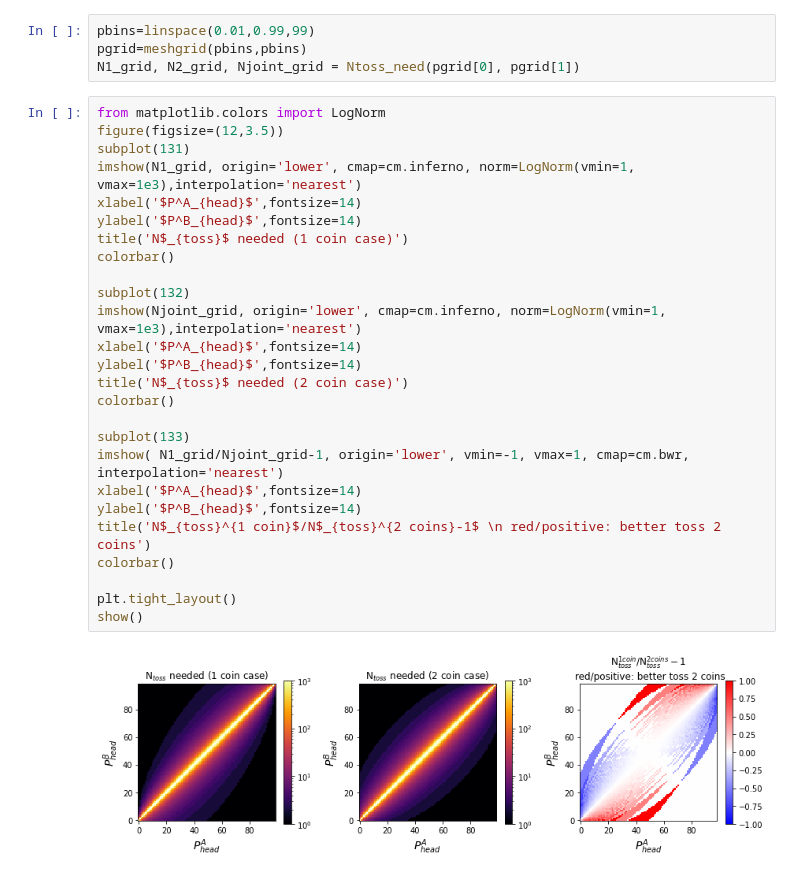
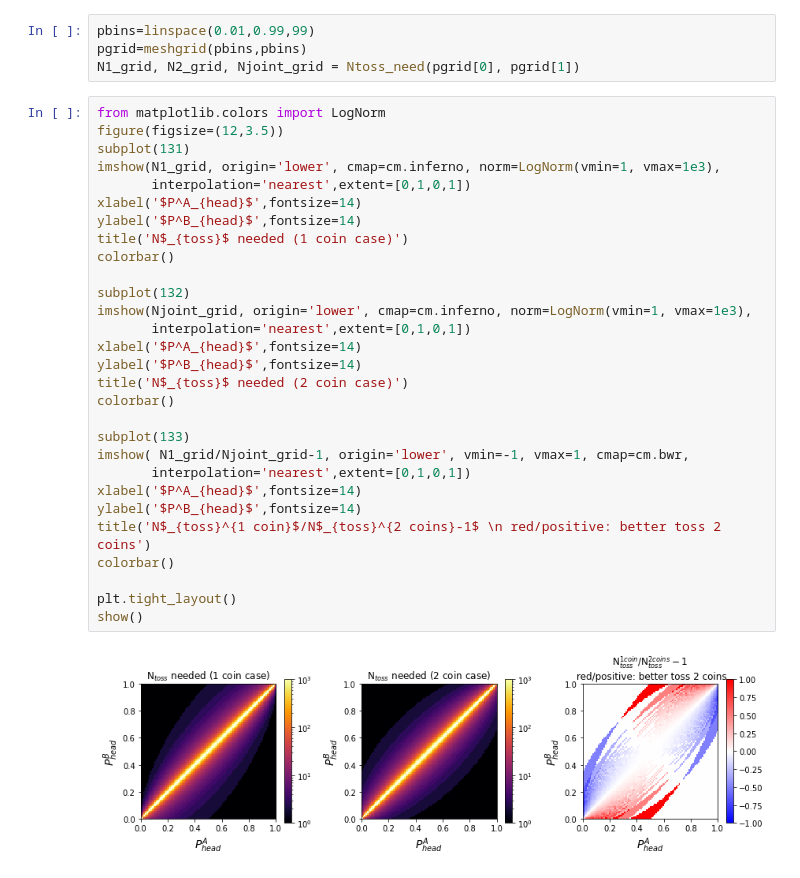
Before and after one commit to liuxx479/games, a Jupyter notebook: unfair_coins.ipynb, the cells around one changed output. Cells and saved outputs as stored; diff of their text form.

```diff
--- a/unfair_coins.ipynb
+++ b/unfair_coins.ipynb
@@ -138,28 +138,31 @@ N1_grid, N2_grid, Njoint_grid = Ntoss_need(pgrid[0], pgrid[1])
 # %%
 from matplotlib.colors import LogNorm
 figure(figsize=(12,3.5))
 subplot(131)
-imshow(N1_grid, origin='lower', cmap=cm.inferno, norm=LogNorm(vmin=1, vmax=1e3),interpolation='nearest')
+imshow(N1_grid, origin='lower', cmap=cm.inferno, norm=LogNorm(vmin=1, vmax=1e3),
+       interpolation='nearest',extent=[0,1,0,1])
 xlabel('$P^A_{head}$',fontsize=14)
 ylabel('$P^B_{head}$',fontsize=14)
 title('N$_{toss}$ needed (1 coin case)')
 colorbar()
 
 subplot(132)
-imshow(Njoint_grid, origin='lower', cmap=cm.inferno, norm=LogNorm(vmin=1, vmax=1e3),interpolation='nearest')
+imshow(Njoint_grid, origin='lower', cmap=cm.inferno, norm=LogNorm(vmin=1, vmax=1e3),
+       interpolation='nearest',extent=[0,1,0,1])
 xlabel('$P^A_{head}$',fontsize=14)
 ylabel('$P^B_{head}$',fontsize=14)
 title('N$_{toss}$ needed (2 coin case)')
 colorbar()
 
 subplot(133)
-imshow( N1_grid/Njoint_grid-1, origin='lower', vmin=-1, vmax=1, cmap=cm.bwr, interpolation='nearest')
+imshow( N1_grid/Njoint_grid-1, origin='lower', vmin=-1, vmax=1, cmap=cm.bwr,
+       interpolation='nearest',extent=[0,1,0,1])
 xlabel('$P^A_{head}$',fontsize=14)
 ylabel('$P^B_{head}$',fontsize=14)
 title('N$_{toss}^{1 coin}$/N$_{toss}^{2 coins}-1$ \n red/positive: better toss 2 coins')
 colorbar()
 
 plt.tight_layout()
 show()
 # %% [output]
-[figure, old version]
+[figure, new version]
```
